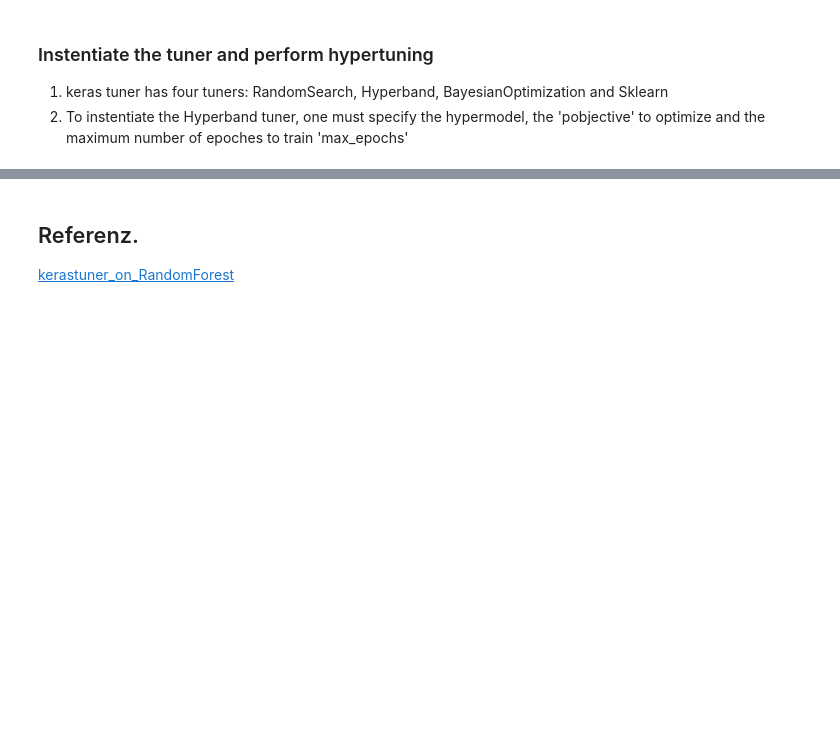
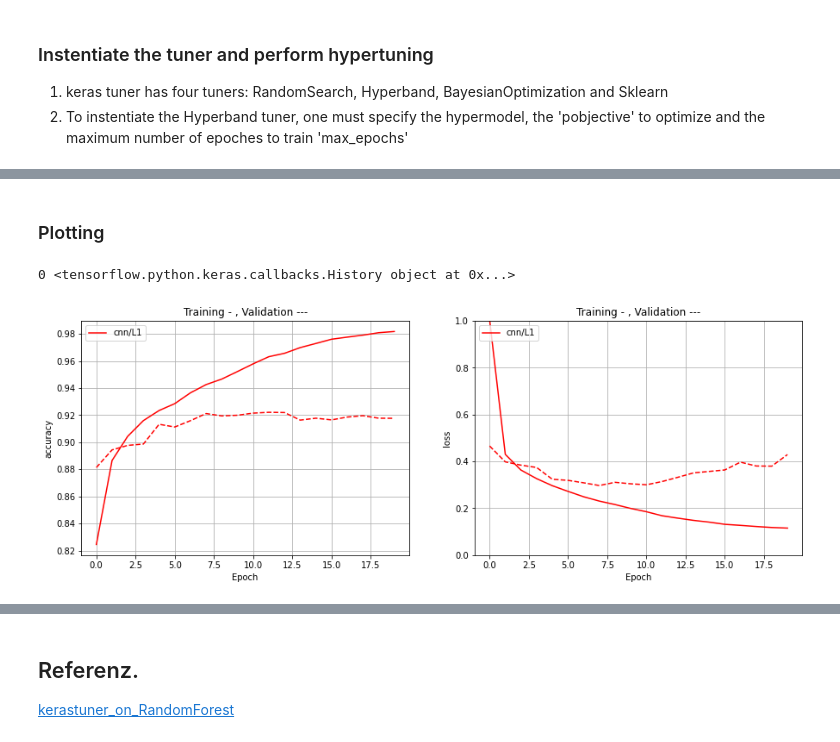
Before and after one commit to poojasaxena/tensorflow-specialization-coursera, a Jupyter notebook: course2_convolutional-neural-networks-tensorflow/05_tuning_hyperparameters/Course_2_Part_10_Lesson_2_Notebook_KerasTuner_mnist.ipynb, the cells around one changed output, grey strips where cells are left out. Saved outputs shown, nothing was run; the diff lists cells and outputs as text; code cells hidden in the pictures; blank space fills up the shorter version.

```diff
--- a/course2_convolutional-neural-networks-tensorflow/05_tuning_hyperparameters/Course_2_Part_10_Lesson_2_Notebook_KerasTuner_mnist.ipynb
+++ b/course2_convolutional-neural-networks-tensorflow/05_tuning_hyperparameters/Course_2_Part_10_Lesson_2_Notebook_KerasTuner_mnist.ipynb
@@ -455,5 +409,6 @@ def model_builder_vgg_L1reg(hp):
 # %%
-tuner_vgg_L1reg = kt.Hyperband(model_builder_vgg_L1reg,
+hypermodel_vgg_L1 = CustomHyperModel(isvgg=True, L1=0.001)
+tuner_vgg_L1reg = kt.Hyperband(hypermodel_vgg_L1,
                     objective='val_accuracy',
                     max_epochs=10,
                     factor=3, # Int. Reduction factor for the number of epochs/number of models for each bracket.
@@ -480,7 +435,7 @@ _________________________________________________________________
 tuner_vgg_L1reg.search(img_train, label_train, epochs=20, validation_split=0.2, callbacks=[stop_early])
 
 ## get the optimal hyperparameters
-best_hp_vgg_L1reg=tuner_vgg_L1ref.get_best_hyperparameters(num_trials=1)[0]
+best_hp_vgg_L1reg=tuner_vgg_L1reg.get_best_hyperparameters(num_trials=1)[0]
 
 print(f"""
 The Optimal number of units in the first dense layeer is {best_hp_vgg_L1reg.get('units')} and
@@ -517,0 +511,7 @@ hypermodel_vgg_L1ref.fit(img_train, label_train, epochs=best_epoch_vgg_L1reg, va
+# %% [markdown]
+### Plotting
+# %%
+plot_n_model(n=1, model_history=[history_vgg_L1reg], label_list=['cnn/L1'],ylim_low=0, leg_loc='upper left')
+# %% [output]
+0 <tensorflow.python.keras.callbacks.History object at 0x...>
+[figure, added]
```
Also changed, not shown: parts of 50 cells of this notebook.
